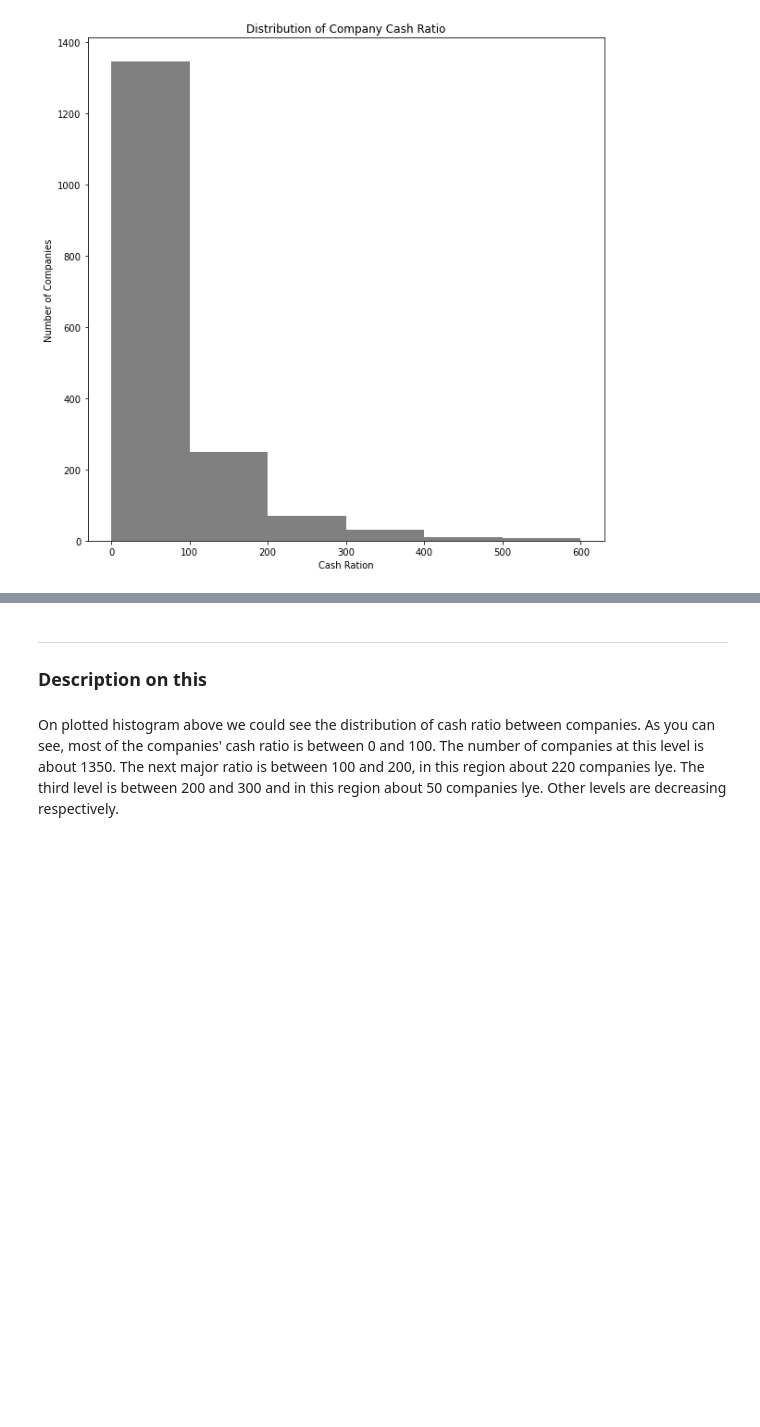
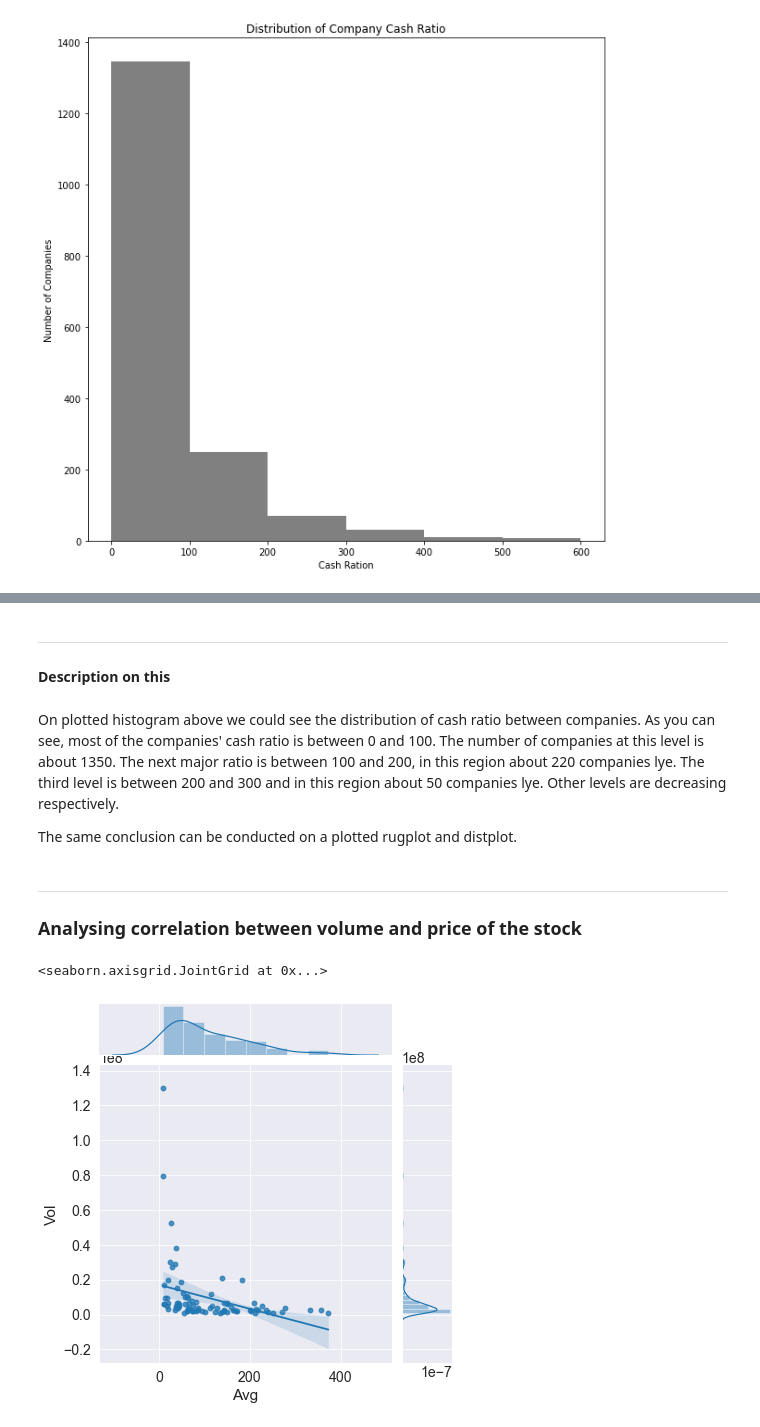
Before and after one commit to alishalbayev/NYSE, a Jupyter notebook: Ali_Shalbayev_NYSE.ipynb, the cells around one changed output, grey strips where cells are left out. Drawn from its saved outputs; the diff is of its cells as text; code cells hidden in the pictures; blank space fills up the shorter version.

```diff
--- a/Ali_Shalbayev_NYSE.ipynb
+++ b/Ali_Shalbayev_NYSE.ipynb
@@ -79,0 +107,10 @@ import os
+# %%
+#converting M, B to millions, billions as float
+scrapped.rename(columns = {'Vol.':'Vol'}, inplace=True)
+scrapped.Vol = (scrapped.Vol.replace(r'[KM]+$', '', regex=True).astype(float) * \
+              scrapped.Vol.str.extract(r'[\d\.]+([KM]+)', expand=False)
+                .fillna(1)
+                .replace(['K','M'], [10**3, 10**6]).astype(int))
+# %%
+col = scrapped.loc[: , "High":"Low"]
+scrapped['Avg'] = col.mean(axis=1)
@@ -535,5 +584,17 @@ plt.show()
 # %% [markdown]
 ***
-### Description on this
+#### Description on this
 # %% [markdown]
 On plotted histogram above we could see the distribution of cash ratio between companies. As you can see, most of the companies' cash ratio is between 0 and 100. The number of companies at this level is about 1350.  The next major ratio is between 100 and 200, in this region about 220 companies lye. The third level is between 200 and 300 and in this region about 50 companies lye. Other levels are decreasing respectively.
+
+The same conclusion can be conducted on a plotted rugplot and distplot.
+# %% [markdown]
+***
+### Analysing correlation between volume and price of the stock
+# %%
+sns.set_style('darkgrid')
+sns.set_context('paper', font_scale=1.6)
+sns.jointplot(x='Avg', y='Vol', data=scrapped, kind='reg')
+# %% [output]
+<seaborn.axisgrid.JointGrid at 0x...>
+[figure, added]
```
Also changed, not shown: parts of 93 cells of this notebook.
